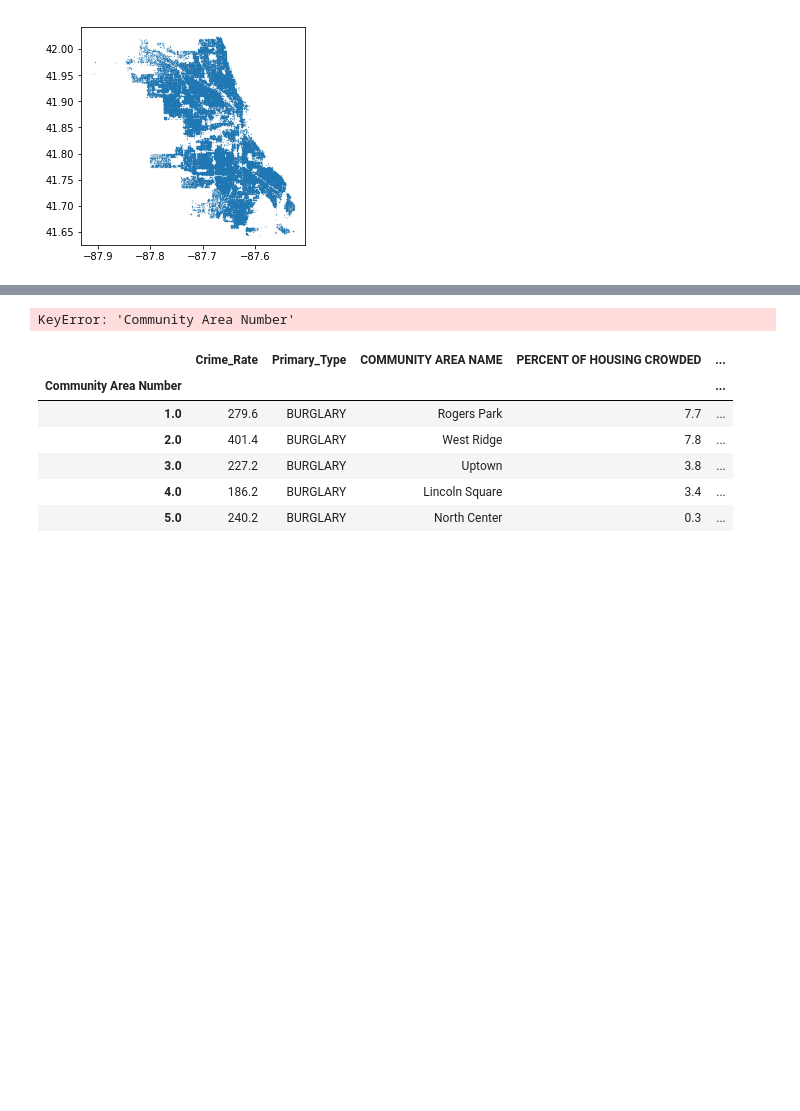
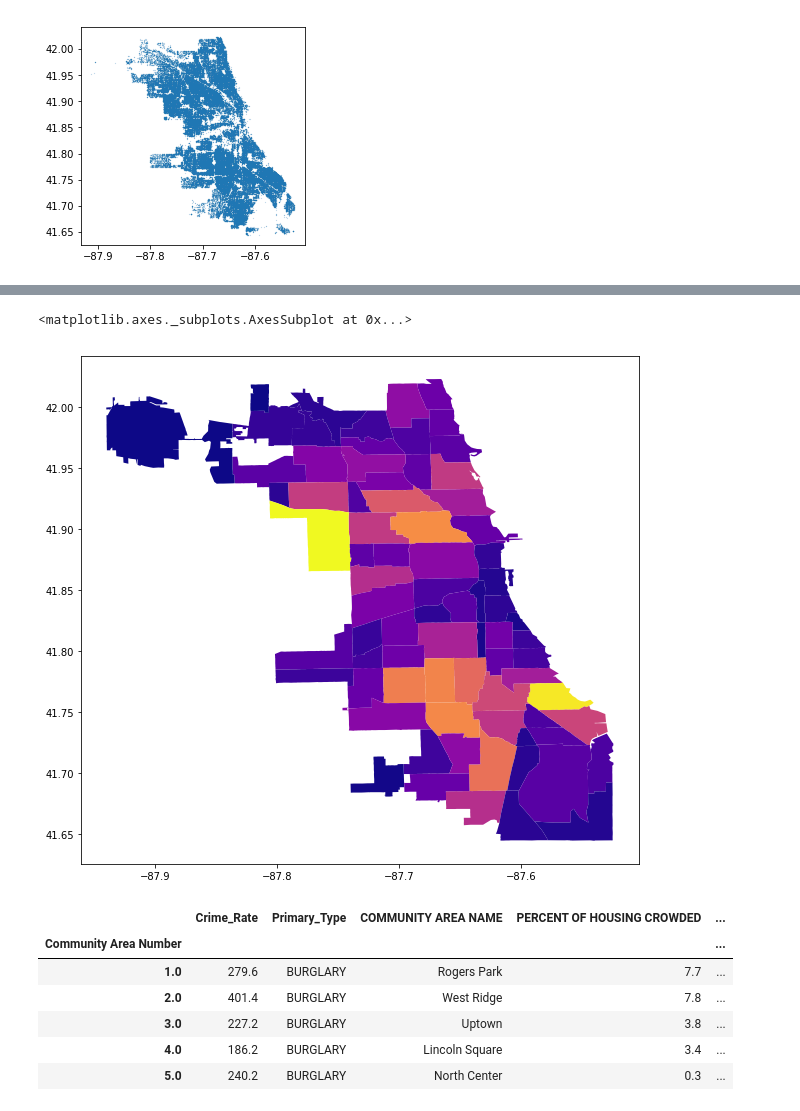
Before and after one commit to bac2qh/ippp_Final_Project, a Jupyter notebook: Crime_Type_plot.ipynb, the cells around one changed output, grey strips where cells are left out. Cells and saved outputs as stored; diff of their text form; code cells hidden in the pictures; blank space fills up the shorter version.

```diff
--- a/Crime_Type_plot.ipynb
+++ b/Crime_Type_plot.ipynb
@@ -295,6 +343,9 @@ burglary_chicomm_count = burglary_chicomm_count[["index_right"]].rename(columns
 # %%
-mapped_burglary = pd.merge(chicomm_df, burglary_chicomm_count, how = "inner", left_on = "Community Area Number", right_index = True)
-mapped_burglary.plot(column = "BURGLARY", k = 9, linewidth = 0)
+mapped_burglary = pd.merge(chicomm_df_4plot, burglary_chicomm_count, how = "inner", left_on = "community_area", right_index = True)
-# %% [output]
-KeyError: 'Community Area Number'
+# %%
+mapped_burglary.plot(column = "BURGLARY", cmap = "plasma", k = 9, linewidth = 0,
+                    figsize = (10, 10) )
+# %% [output]
+<matplotlib.axes._subplots.AxesSubplot at 0x...>
+[figure, added]
 # %%
```
Also changed, not shown: parts of 13 cells of this notebook.
